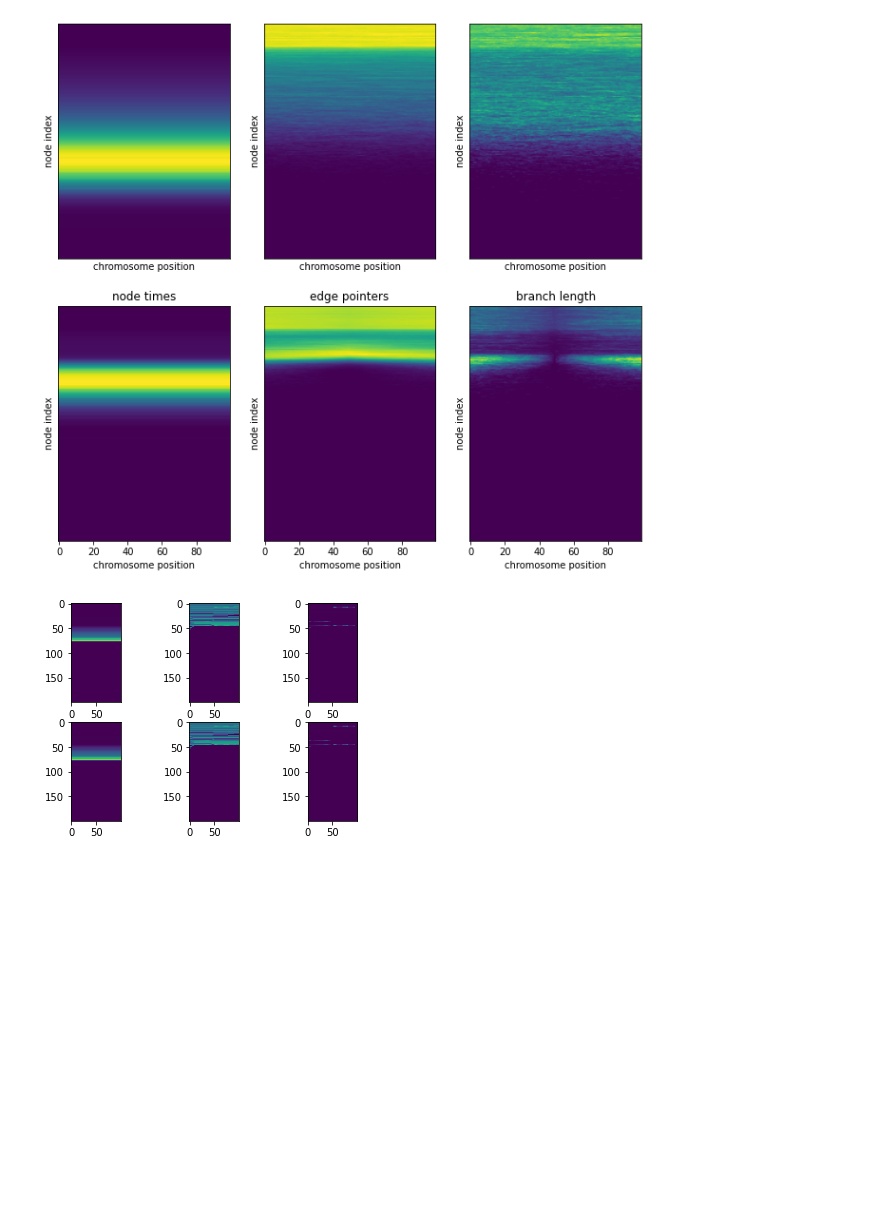
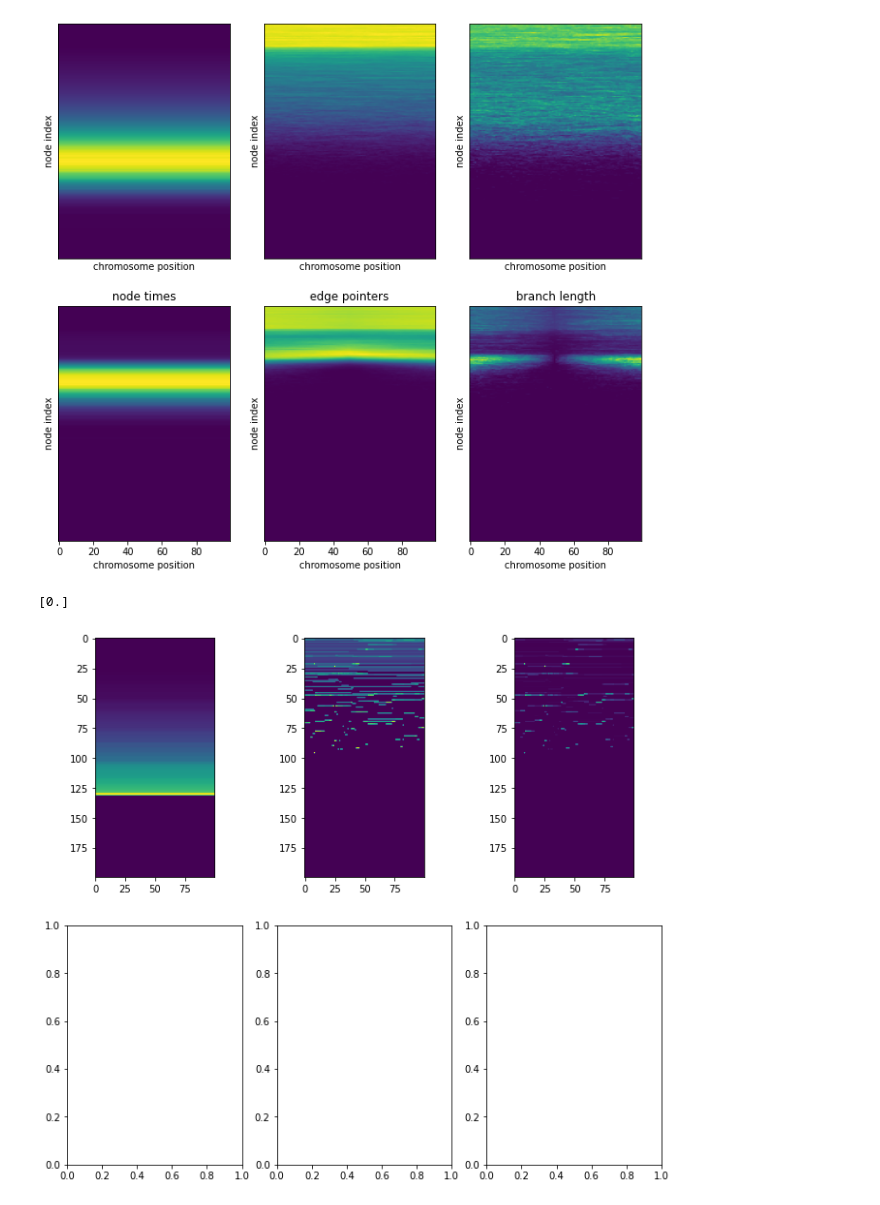
Before and after one commit to andrewkern/tslearn, a Jupyter notebook: tslearn_sweep_classifier.ipynb, the cells around one changed output. Cells and saved outputs as stored; diff of their text form; code cells hidden in the pictures; blank space fills up the shorter version.

```diff
--- a/tslearn_sweep_classifier.ipynb
+++ b/tslearn_sweep_classifier.ipynb
@@ -29,25 +29,21 @@ for subset in sets:
     if not os.path.exists(subDir):
         os.mkdir(subDir)
 # %%
-# assign simulation parameters
-numReps = [int(2e3), int(1e3), int(1e3)]
-mrPrior = [1e-8, 1e-8]
-rrPrior = [1e-8, 1e-8]
-sPrior = [0.25, 0.25]
+    numReps = [int(x) for x in args.nExamples.split(",")]
+    mrPrior = [float(x) for x in args.mrPrior.split(",")]
+    rrPrior = [float(x) for x in args.rrPrior.split(",")]
+    sPrior = [float(x) for x in args.sPrior.split(",")]
 
-sample_size = 10
-nProc=mp.cpu_count()
-
-dg_params = {
-    'seed':1234,
-    'N':sample_size,
-    'Ne':1e4,
-    'mrPrior':mrPrior,
-    'rrPrior':rrPrior,
-    'chromLength':1e6,
-    's':sPrior,
-    'ReLERNN':False
-          }
+    dg_params = {
+        'seed':args.seed,
+        'N':args.nSamples,
+        'Ne':args.Ne,
+        'mrPrior':mrPrior,
+        'rrPrior':rrPrior,
+        'chromLength':args.chromLen,
+        's':sPrior,
+        'ReLERNN':ReLERNN
+              }
 # %%
 # simulate and produce trees
 max_table_size = np.zeros(5) #[max_nodes, max_edges, max_sites, max_mutations, max_trees]
@@ -266,11 +263,13 @@ plt.savefig("sweep_encodings.png")
 # %% [output]
 [figure]
 # %%
-fig, ax = plt.subplots(2,3)
-eg = b[0][10]
+fig, ax = plt.subplots(2,3,figsize=(11, 10))
+eg = b[0][-1]
+print(b[1][-1])
 for i in range(3):
     ax[0,i].imshow(eg[:,:,i])
-    ax[1,i].imshow(eg[:,:,i])
+    #ax[1,i].imshow(eg[:,:,i])
 # %% [output]
+[0.]
-[figure, old version]
+[figure, new version]
 # %%
```
Also changed, not shown: parts of 6 cells of this notebook.
